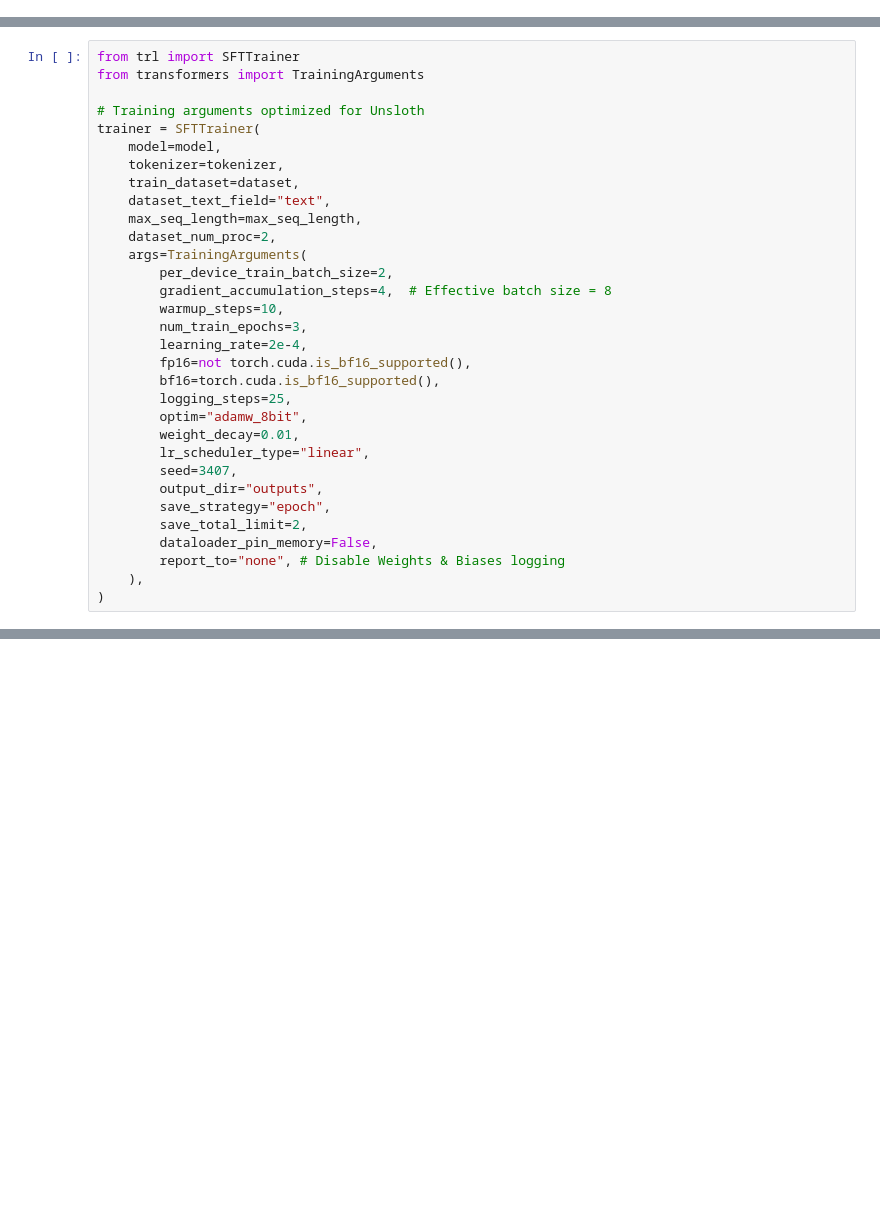
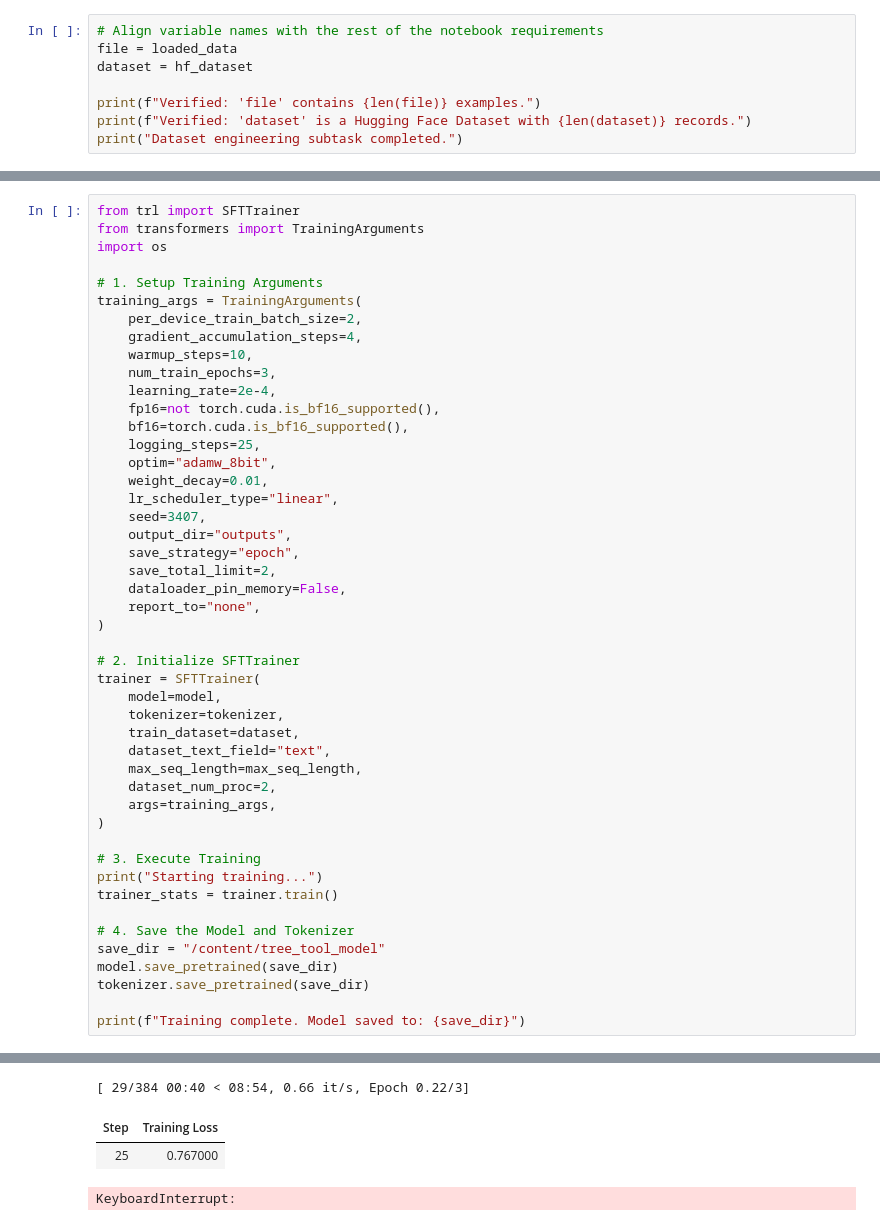
Before and after one commit to Leads-DigiSaka-System/digisaka_gpt, a Jupyter notebook: Fine_Tuning.ipynb, the cells around one changed output, grey strips where cells are left out. Saved outputs shown, nothing was run; the diff lists cells and outputs as text; blank space fills up the shorter version.

```diff
--- a/Fine_Tuning.ipynb
+++ b/Fine_Tuning.ipynb
@@ -129,0 +121,8 @@ GPU: Tesla T4
+# %%
+# Align variable names with the rest of the notebook requirements
+file = loaded_data
+dataset = hf_dataset
+
+print(f"Verified: 'file' contains {len(file)} examples.")
+print(f"Verified: 'dataset' is a Hugging Face Dataset with {len(dataset)} records.")
+print("Dataset engineering subtask completed.")
@@ -204,8 +176,30 @@ Unsloth 2026.1.4 patched 32 layers with 32 QKV layers, 32 O layers and 32 MLP la
 # %%
 from trl import SFTTrainer
 from transformers import TrainingArguments
+import os
 
-# Training arguments optimized for Unsloth
+# 1. Setup Training Arguments
+training_args = TrainingArguments(
+    per_device_train_batch_size=2,
+    gradient_accumulation_steps=4,
+    warmup_steps=10,
+    num_train_epochs=3,
+    learning_rate=2e-4,
+    fp16=not torch.cuda.is_bf16_supported(),
+    bf16=torch.cuda.is_bf16_supported(),
+    logging_steps=25,
+    optim="adamw_8bit",
+    weight_decay=0.01,
+    lr_scheduler_type="linear",
+    seed=3407,
+    output_dir="outputs",
+    save_strategy="epoch",
+    save_total_limit=2,
+    dataloader_pin_memory=False,
+    report_to="none",
+)
+
+# 2. Initialize SFTTrainer
 trainer = SFTTrainer(
     model=model,
     tokenizer=tokenizer,
@@ -213,23 +207,17 @@ trainer = SFTTrainer(
     dataset_text_field="text",
     max_seq_length=max_seq_length,
     dataset_num_proc=2,
-    args=TrainingArguments(
-        per_device_train_batch_size=2,
-        gradient_accumulation_steps=4,  # Effective batch size = 8
-        warmup_steps=10,
-        num_train_epochs=3,
-        learning_rate=2e-4,
-        fp16=not torch.cuda.is_bf16_supported(),
-        bf16=torch.cuda.is_bf16_supported(),
-        logging_steps=25,
-        optim="adamw_8bit",
-        weight_decay=0.01,
-        lr_scheduler_type="linear",
-        seed=3407,
-        output_dir="outputs",
-        save_strategy="epoch",
-        save_total_limit=2,
-        dataloader_pin_memory=False,
-        report_to="none", # Disable Weights & Biases logging
-    ),
+    args=training_args,
 )
+
+# 3. Execute Training
+print("Starting training...")
+trainer_stats = trainer.train()
+
+# 4. Save the Model and Tokenizer
+save_dir = "/content/tree_tool_model"
+model.save_pretrained(save_dir)
+tokenizer.save_pretrained(save_dir)
+
+print(f"Training complete. Model saved to: {save_dir}")
+# %% [output]
@@ -235,0 +231,4 @@ trainer = SFTTrainer(
+[ 29/384 00:40 < 08:54, 0.66 it/s, Epoch 0.22/3]
+| Step | Training Loss |
+| 25 | 0.767000 |
+KeyboardInterrupt:
```
Also changed, not shown: parts of 22 cells of this notebook.
